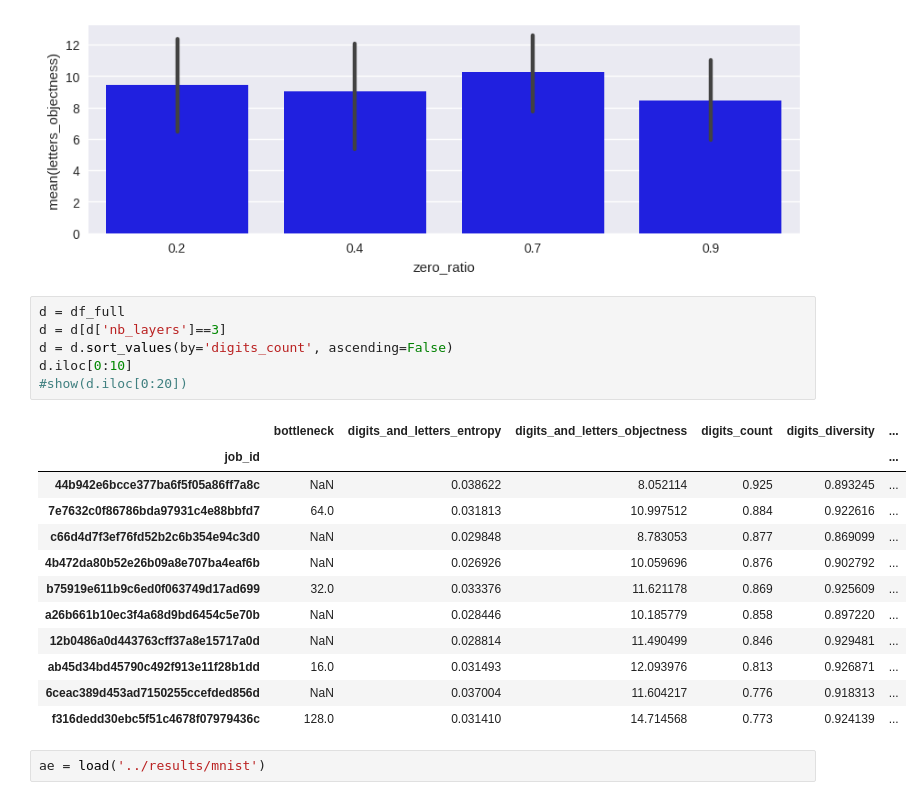
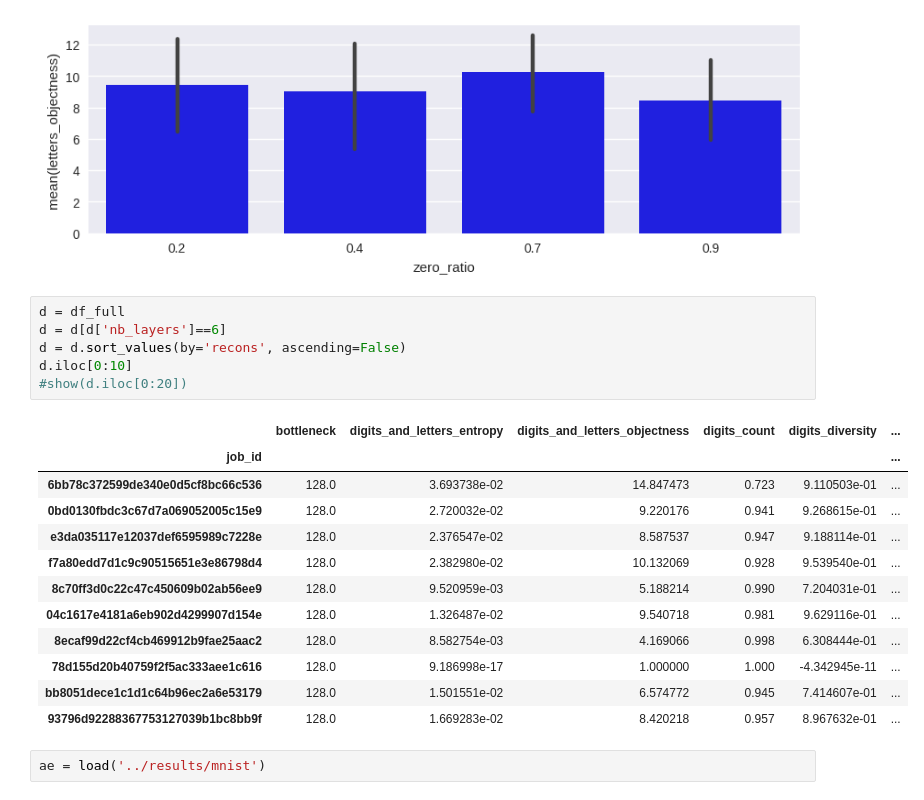
Before and after one commit to mehdidc/out_of_class, a Jupyter notebook: ae/ipynb/analysis.ipynb, the cells around one changed output. Saved outputs shown, nothing was run; the diff lists cells and outputs as text.

```diff
--- a/ae/ipynb/analysis.ipynb
+++ b/ae/ipynb/analysis.ipynb
@@ -208,23 +218,23 @@ for xcol in xcols:
 [figure]
 # %%
 d = df_full
-d = d[d['nb_layers']==3]
-d = d.sort_values(by='digits_count', ascending=False)
+d = d[d['nb_layers']==6]
+d = d.sort_values(by='recons', ascending=False)
 d.iloc[0:10]
 #show(d.iloc[0:20])
 # %% [output]
 |  | bottleneck | digits_and_letters_entropy | digits_and_letters_objectness | digits_count | digits_diversity | ... |
 | job_id |  |  |  |  |  | ... |
-| 44b942e6bcce377ba6f5f05a86ff7a8c | NaN | 0.038622 | 8.052114 | 0.925 | 0.893245 | ... |
-| 7e7632c0f86786bda97931c4e88bbfd7 | 64.0 | 0.031813 | 10.997512 | 0.884 | 0.922616 | ... |
-| c66d4d7f3ef76fd52b2c6b354e94c3d0 | NaN | 0.029848 | 8.783053 | 0.877 | 0.869099 | ... |
-| 4b472da80b52e26b09a8e707ba4eaf6b | NaN | 0.026926 | 10.059696 | 0.876 | 0.902792 | ... |
-| b75919e611b9c6ed0f063749d17ad699 | 32.0 | 0.033376 | 11.621178 | 0.869 | 0.925609 | ... |
-| a26b661b10ec3f4a68d9bd6454c5e70b | NaN | 0.028446 | 10.185779 | 0.858 | 0.897220 | ... |
-| 12b0486a0d443763cff37a8e15717a0d | NaN | 0.028814 | 11.490499 | 0.846 | 0.929481 | ... |
-| ab45d34bd45790c492f913e11f28b1dd | 16.0 | 0.031493 | 12.093976 | 0.813 | 0.926871 | ... |
-| 6ceac389d453ad7150255ccefded856d | NaN | 0.037004 | 11.604217 | 0.776 | 0.918313 | ... |
-| f316dedd30ebc5f51c4678f07979436c | 128.0 | 0.031410 | 14.714568 | 0.773 | 0.924139 | ... |
+| 6bb78c372599de340e0d5cf8bc66c536 | 128.0 | 3.693738e-02 | 14.847473 | 0.723 | 9.110503e-01 | ... |
+| 0bd0130fbdc3c67d7a069052005c15e9 | 128.0 | 2.720032e-02 | 9.220176 | 0.941 | 9.268615e-01 | ... |
+| e3da035117e12037def6595989c7228e | 128.0 | 2.376547e-02 | 8.587537 | 0.947 | 9.188114e-01 | ... |
+| f7a80edd7d1c9c90515651e3e86798d4 | 128.0 | 2.382980e-02 | 10.132069 | 0.928 | 9.539540e-01 | ... |
+| 8c70ff3d0c22c47c450609b02ab56ee9 | 128.0 | 9.520959e-03 | 5.188214 | 0.990 | 7.204031e-01 | ... |
+| 04c1617e4181a6eb902d4299907d154e | 128.0 | 1.326487e-02 | 9.540718 | 0.981 | 9.629116e-01 | ... |
+| 8ecaf99d22cf4cb469912b9fae25aac2 | 128.0 | 8.582754e-03 | 4.169066 | 0.998 | 6.308444e-01 | ... |
+| 78d155d20b40759f2f5ac333aee1c616 | 128.0 | 9.186998e-17 | 1.000000 | 1.000 | -4.342945e-11 | ... |
+| bb8051dece1c1d1c64b96ec2a6e53179 | 128.0 | 1.501551e-02 | 6.574772 | 0.945 | 7.414607e-01 | ... |
+| 93796d92288367753127039b1bc8bb9f | 128.0 | 1.669283e-02 | 8.420218 | 0.957 | 8.967632e-01 | ... |
 # %%
 ae = load('../results/mnist')
 # %%
```
Also changed, not shown: parts of 4 cells of this notebook.
